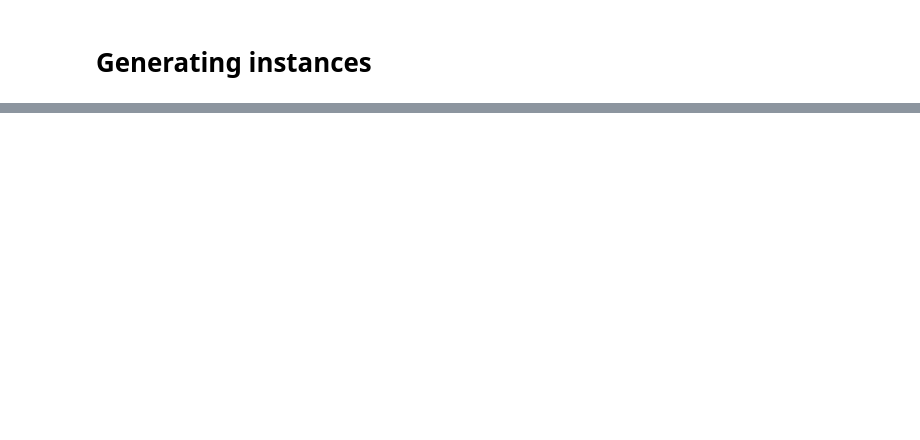
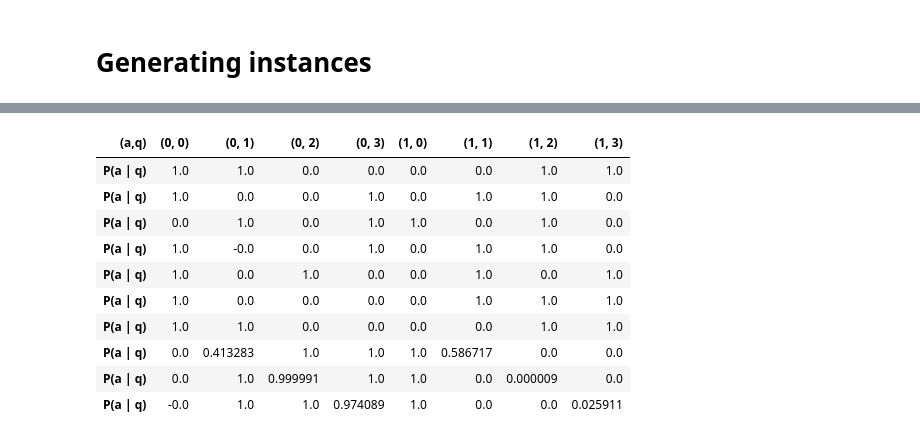
Before and after one commit to malikbf5/FSC-optimization, a Jupyter notebook: Bernoulli Bandits/Bernoulli Bandits.ipynb, the cells around one changed output, grey strips where cells are left out. Saved outputs shown, nothing was run; the diff lists cells and outputs as text; code cells hidden in the pictures; blank space fills up the shorter version.

```diff
--- a/Bernoulli Bandits/Bernoulli Bandits.ipynb
+++ b/Bernoulli Bandits/Bernoulli Bandits.ipynb
@@ -493,0 +496,15 @@ Name: mean value of nodes for size of controller, dtype: object
+# %%
+# Action selection given a controller size
+sol[controller_size_list[0]]["action select df"]
+# %% [output]
+| (a,q) | (0, 0) | (0, 1) | (0, 2) | (0, 3) | (1, 0) | (1, 1) | (1, 2) | (1, 3) |
+| P(a | q) | 1.0 | 1.0 | 0.0 | 0.0 | 0.0 | 0.0 | 1.0 | 1.0 |
+| P(a | q) | 1.0 | 0.0 | 0.0 | 1.0 | 0.0 | 1.0 | 1.0 | 0.0 |
+| P(a | q) | 0.0 | 1.0 | 0.0 | 1.0 | 1.0 | 0.0 | 1.0 | 0.0 |
+| P(a | q) | 1.0 | -0.0 | 0.0 | 1.0 | 0.0 | 1.0 | 1.0 | 0.0 |
+| P(a | q) | 1.0 | 0.0 | 1.0 | 0.0 | 0.0 | 1.0 | 0.0 | 1.0 |
+| P(a | q) | 1.0 | 0.0 | 0.0 | 0.0 | 0.0 | 1.0 | 1.0 | 1.0 |
+| P(a | q) | 1.0 | 1.0 | 0.0 | 0.0 | 0.0 | 0.0 | 1.0 | 1.0 |
+| P(a | q) | 0.0 | 0.413283 | 1.0 | 1.0 | 1.0 | 0.586717 | 0.0 | 0.0 |
+| P(a | q) | 0.0 | 1.0 | 0.999991 | 1.0 | 1.0 | 0.0 | 0.000009 | 0.0 |
+| P(a | q) | -0.0 | 1.0 | 1.0 | 0.974089 | 1.0 | 0.0 | 0.0 | 0.025911 |
```
Also changed, not shown: parts of 21 cells of this notebook.
